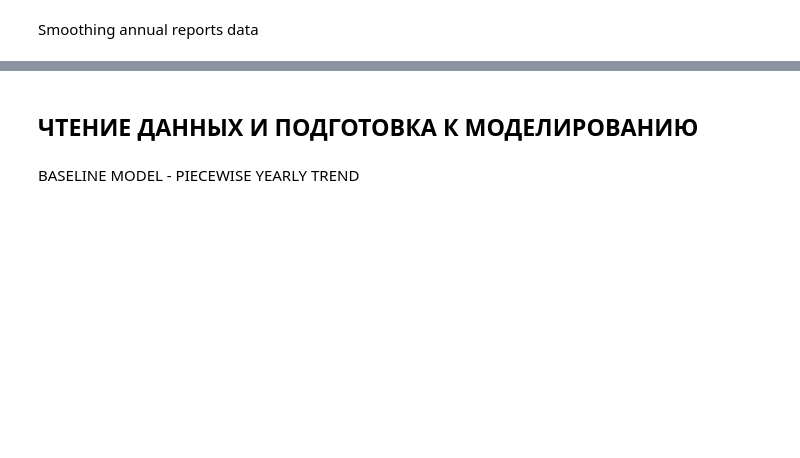
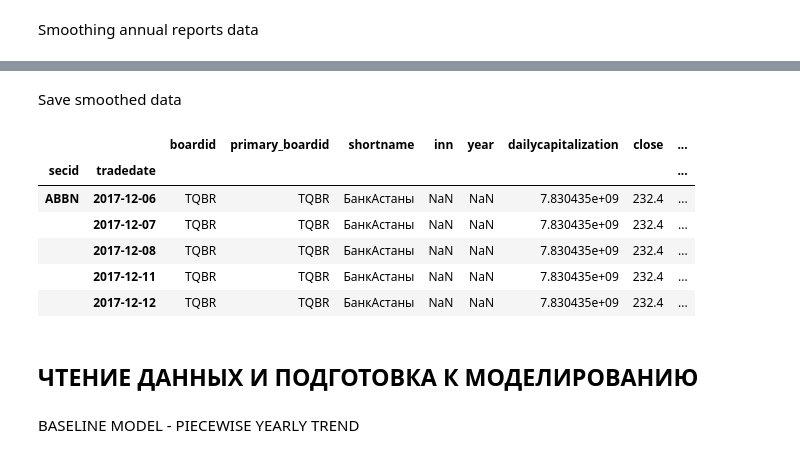
Before and after one commit to alexkobz/vmk_thesis, a Jupyter notebook: notebooks/main.ipynb, the cells around one changed output, grey strips where cells are left out. Drawn from its saved outputs; the diff is of its cells as text; code cells hidden in the pictures; blank space fills up the shorter version.

```diff
--- a/notebooks/main.ipynb
+++ b/notebooks/main.ipynb
@@ -774,5 +493,17 @@ debtebitda_msfo
+# %% [markdown]
+Save smoothed data
 # %%
 df.to_csv(cfg.PROJ_ROOT / 'data' / 'processed' / 'dataset_smoothed.csv')
+# %%
+df.head()
+# %% [output]
+|  |  | boardid | primary_boardid | shortname | inn | year | dailycapitalization | close | ... |
+| secid | tradedate |  |  |  |  |  |  |  | ... |
+| ABBN | 2017-12-06 | TQBR | TQBR | БанкАстаны | NaN | NaN | 7.830435e+09 | 232.4 | ... |
+|  | 2017-12-07 | TQBR | TQBR | БанкАстаны | NaN | NaN | 7.830435e+09 | 232.4 | ... |
+|  | 2017-12-08 | TQBR | TQBR | БанкАстаны | NaN | NaN | 7.830435e+09 | 232.4 | ... |
+|  | 2017-12-11 | TQBR | TQBR | БанкАстаны | NaN | NaN | 7.830435e+09 | 232.4 | ... |
+|  | 2017-12-12 | TQBR | TQBR | БанкАстаны | NaN | NaN | 7.830435e+09 | 232.4 | ... |
 # %% [markdown]
 ## ЧТЕНИЕ ДАННЫХ И ПОДГОТОВКА К МОДЕЛИРОВАНИЮ
 # %%
```
Also changed, not shown: parts of 81 cells of this notebook, 4 other files.
